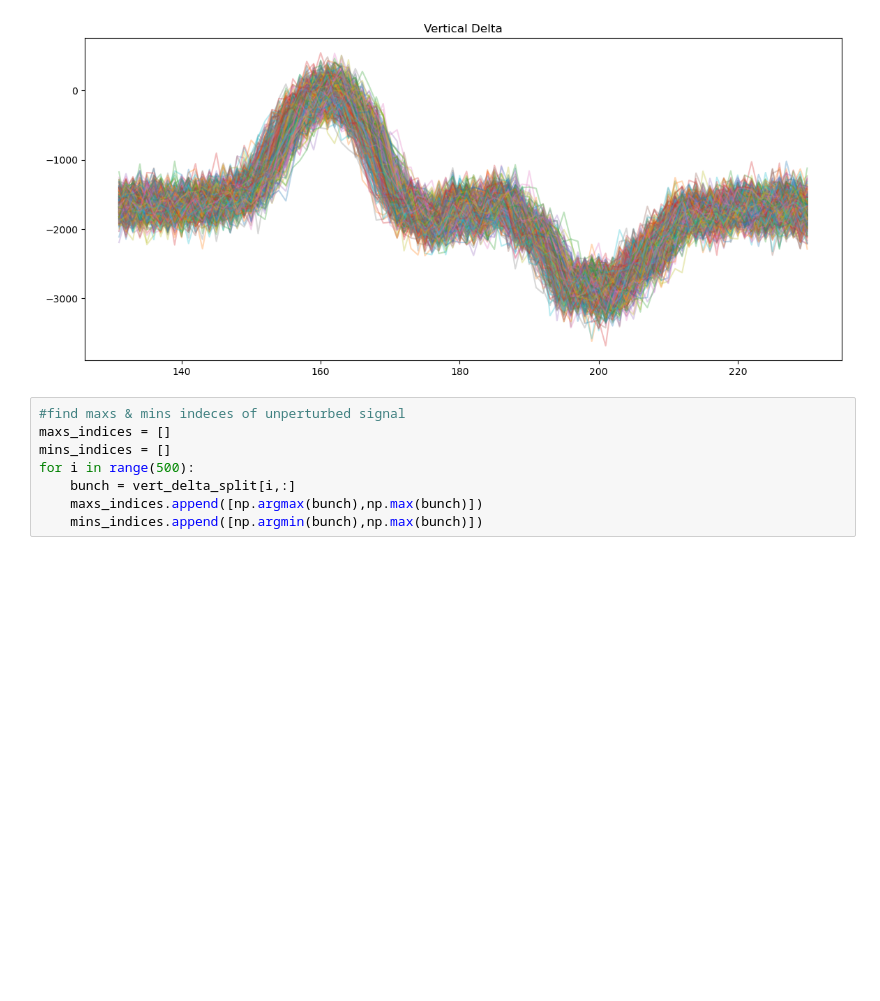
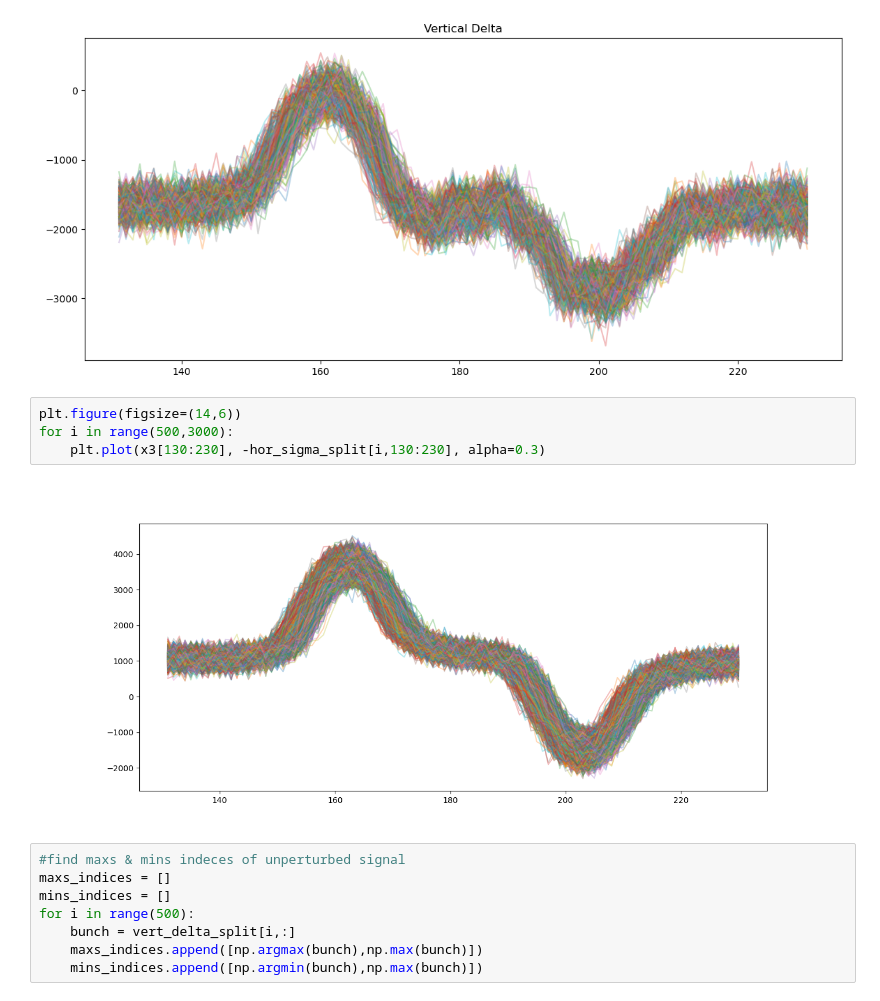
Before and after one commit to frastra2004/SPS_TMCI, a Jupyter notebook: beam_RMS_SPS.ipynb, the cells around one changed output. Saved outputs shown, nothing was run; the diff lists cells and outputs as text; blank space fills up the shorter version.

```diff
--- a/beam_RMS_SPS.ipynb
+++ b/beam_RMS_SPS.ipynb
@@ -434,6 +434,12 @@ for i in range(500):
     plt.plot(x3[130:230], vert_delta_split[i,130:230], alpha=0.3)
 # %% [output]
 [figure]
+# %%
+plt.figure(figsize=(14,6))
+for i in range(500,3000):
+    plt.plot(x3[130:230], -hor_sigma_split[i,130:230], alpha=0.3)
+# %% [output]
+[figure, added]
 # %%
 #find maxs & mins indeces of unperturbed signal
 maxs_indices = []
```
Also changed, not shown: parts of 1 cell of this notebook, 5 other files.
